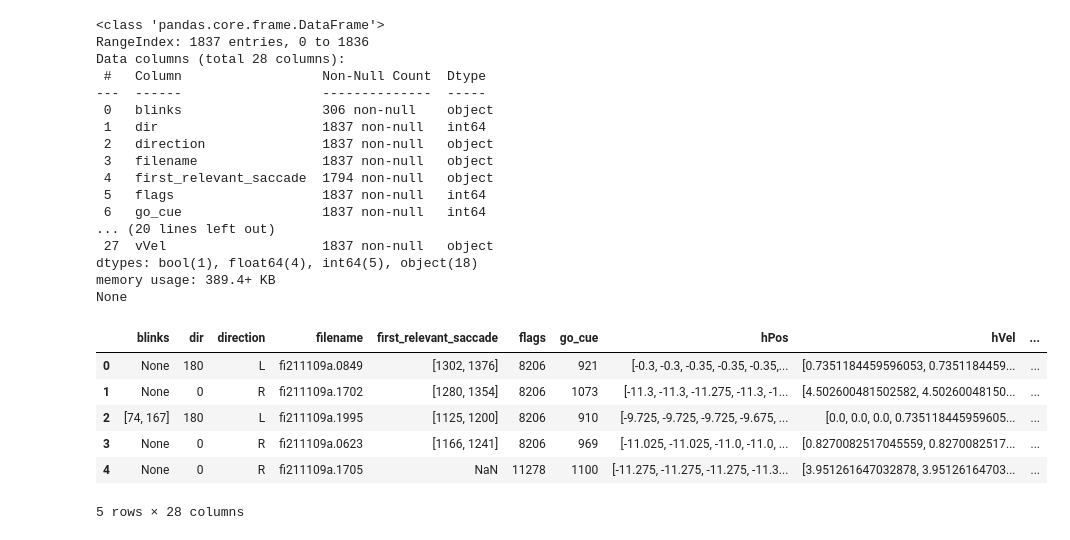
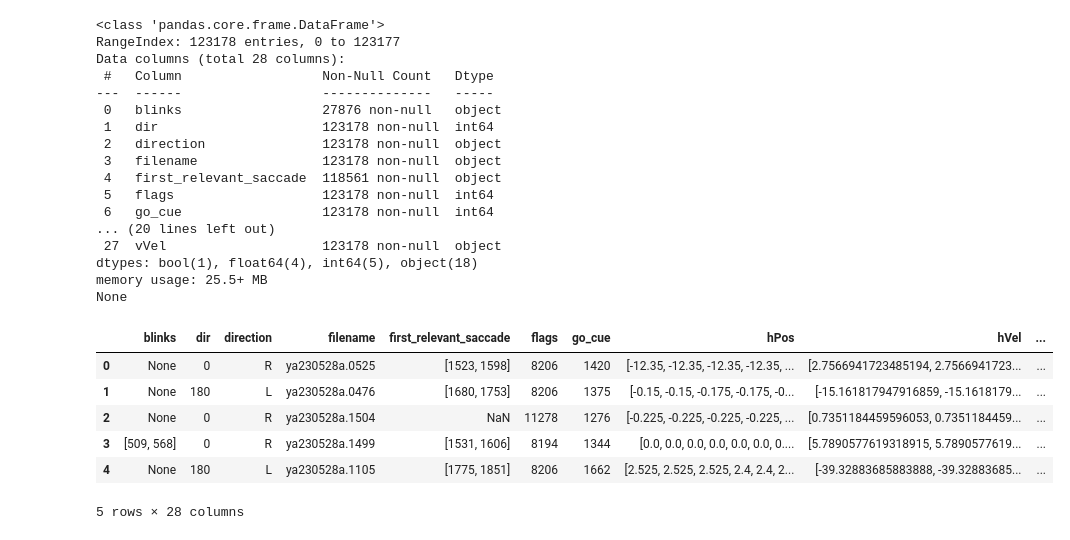
Before and after one commit to barrackHa/Population-Analysis, a Jupyter notebook: data_pre_proc/cell_db_creator.ipynb, the cells around one changed output. Saved outputs shown, nothing was run; the diff lists cells and outputs as text; code cells hidden in the pictures.

```diff
--- a/data_pre_proc/cell_db_creator.ipynb
+++ b/data_pre_proc/cell_db_creator.ipynb
@@ -36,38 +37,38 @@ WARNING:param.panel_extension: bokeh extension not recognized and will be skippe
 [interactive output not drawn]
 [interactive output not drawn]
 # %%
-monkey = 'fiona' # 'yasmin'  or 'fiona'
+monkey = 'yasmin' # 'yasmin'  or 'fiona'
 base_path = Path.cwd().parent / 'data' / 'csst_trials_pkls'
 filepath = base_path / f'all_{monkey}_CSST_trials_df.pkl'
 df = pd.read_pickle(filepath)
 
 print(df.info())
 # df.iloc[:2]
 df.head()
 # %% [output]
 <class 'pandas.core.frame.DataFrame'>
-RangeIndex: 1837 entries, 0 to 1836
+RangeIndex: 123178 entries, 0 to 123177
 Data columns (total 28 columns):
- #   Column                  Non-Null Count  Dtype
----  ------                  --------------  -----
- 0   blinks                  306 non-null    object
- 1   dir                     1837 non-null   int64
- 2   direction               1837 non-null   object
- 3   filename                1837 non-null   object
- 4   first_relevant_saccade  1794 non-null   object
- 5   flags                   1837 non-null   int64
- 6   go_cue                  1837 non-null   int64
+ #   Column                  Non-Null Count   Dtype
+---  ------                  --------------   -----
+ 0   blinks                  27876 non-null   object
+ 1   dir                     123178 non-null  int64
+ 2   direction               123178 non-null  object
+ 3   filename                123178 non-null  object
+ 4   first_relevant_saccade  118561 non-null  object
+ 5   flags                   123178 non-null  int64
+ 6   go_cue                  123178 non-null  int64
 ... (20 lines left out)
- 27  vVel                    1837 non-null   object
+ 27  vVel                    123178 non-null  object
 dtypes: bool(1), float64(4), int64(5), object(18)
-memory usage: 389.4+ KB
+memory usage: 25.5+ MB
 None
 |  | blinks | dir | direction | filename | first_relevant_saccade | flags | go_cue | hPos | hVel | ... |
-| 0 | None | 180 | L | fi211109a.0849 | [1302, 1376] | 8206 | 921 | [-0.3, -0.3, -0.35, -0.35, -0.35,... | [0.7351184459596053, 0.7351184459... | ... |
-| 1 | None | 0 | R | fi211109a.1702 | [1280, 1354] | 8206 | 1073 | [-11.3, -11.3, -11.275, -11.3, -1... | [4.502600481502582, 4.50260048150... | ... |
-| 2 | [74, 167] | 180 | L | fi211109a.1995 | [1125, 1200] | 8206 | 910 | [-9.725, -9.725, -9.725, -9.675, ... | [0.0, 0.0, 0.0, 0.735118445959605... | ... |
-| 3 | None | 0 | R | fi211109a.0623 | [1166, 1241] | 8206 | 969 | [-11.025, -11.025, -11.0, -11.0, ... | [0.8270082517045559, 0.8270082517... | ... |
-| 4 | None | 0 | R | fi211109a.1705 | NaN | 11278 | 1100 | [-11.275, -11.275, -11.275, -11.3... | [3.951261647032878, 3.95126164703... | ... |
+| 0 | None | 0 | R | ya230528a.0525 | [1523, 1598] | 8206 | 1420 | [-12.35, -12.35, -12.35, -12.35, ... | [2.7566941723485194, 2.7566941723... | ... |
+| 1 | None | 180 | L | ya230528a.0476 | [1680, 1753] | 8206 | 1375 | [-0.15, -0.15, -0.175, -0.175, -0... | [-15.161817947916859, -15.1618179... | ... |
+| 2 | None | 0 | R | ya230528a.1504 | NaN | 11278 | 1276 | [-0.225, -0.225, -0.225, -0.225, ... | [0.7351184459596053, 0.7351184459... | ... |
+| 3 | [509, 568] | 0 | R | ya230528a.1499 | [1531, 1606] | 8194 | 1344 | [0.0, 0.0, 0.0, 0.0, 0.0, 0.0, 0.... | [5.7890577619318915, 5.7890577619... | ... |
+| 4 | None | 180 | L | ya230528a.1105 | [1775, 1851] | 8206 | 1662 | [2.525, 2.525, 2.525, 2.4, 2.4, 2... | [-39.32883685883888, -39.32883685... | ... |
 5 rows × 28 columns
 # %%
 # Drop unnecessary columns
```
Also changed, not shown: parts of 11 cells of this notebook.
